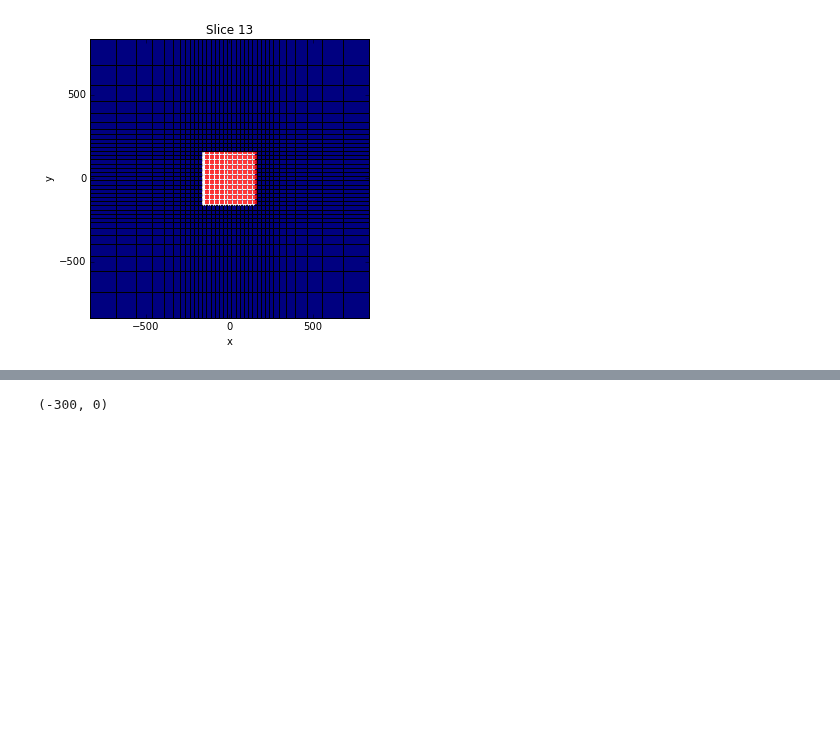
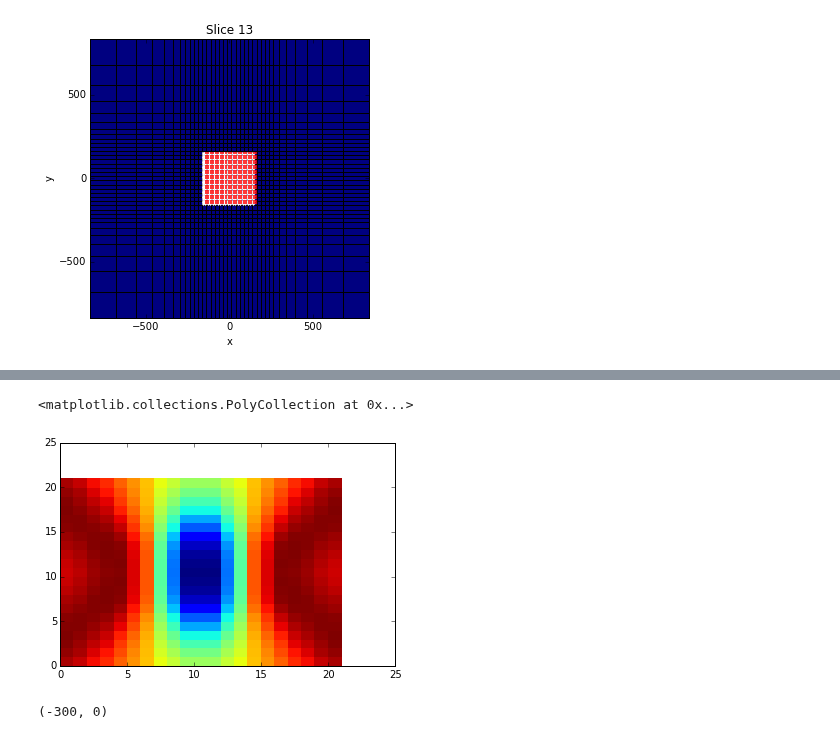
Before and after one commit to simpeg/simpeg, a Jupyter notebook: notebooks/DCexample.ipynb, the cells around one changed output, grey strips where cells are left out. Saved outputs shown, nothing was run; the diff lists cells and outputs as text; code cells hidden in the pictures; blank space fills up the shorter version.

```diff
--- a/notebooks/DCexample.ipynb
+++ b/notebooks/DCexample.ipynb
@@ -45,5 +70,5 @@ tx = DC.SrcDipole([rx], [-200, 0, -12.5],[+200, 0, -12.5])
 # %%
-survey = DC.SurveyDC([tx])
+# survey.unpair()
 problem = DC.ProblemDC_CC(mesh)
 problem.pair(survey)
 # %%
@@ -54,5 +79,5 @@ except Exception, e:
     problem.Solver = SolverLU
 # %%
 %%time
-data = survey.dpred(sigmahomo)
+dataP = survey.dpred(sigmahomo)
 # %% [output]
@@ -61,3 +86,12 @@ Wall time: 941 ms
+# %%
+data = survey.dpred(sigma)
+# %%
+Data = (data/dataP).reshape((21,21,2), order='F')
+# %%
+plt.pcolor(Data[:,:,0].T)
+# %% [output]
+<matplotlib.collections.PolyCollection at 0x...>
+[figure, added]
 # %%
 u1 = problem.fields(sigma)
 u2 = problem.fields(sigmahomo)
```
Also changed, not shown: parts of 10 cells of this notebook, 6 other files.
